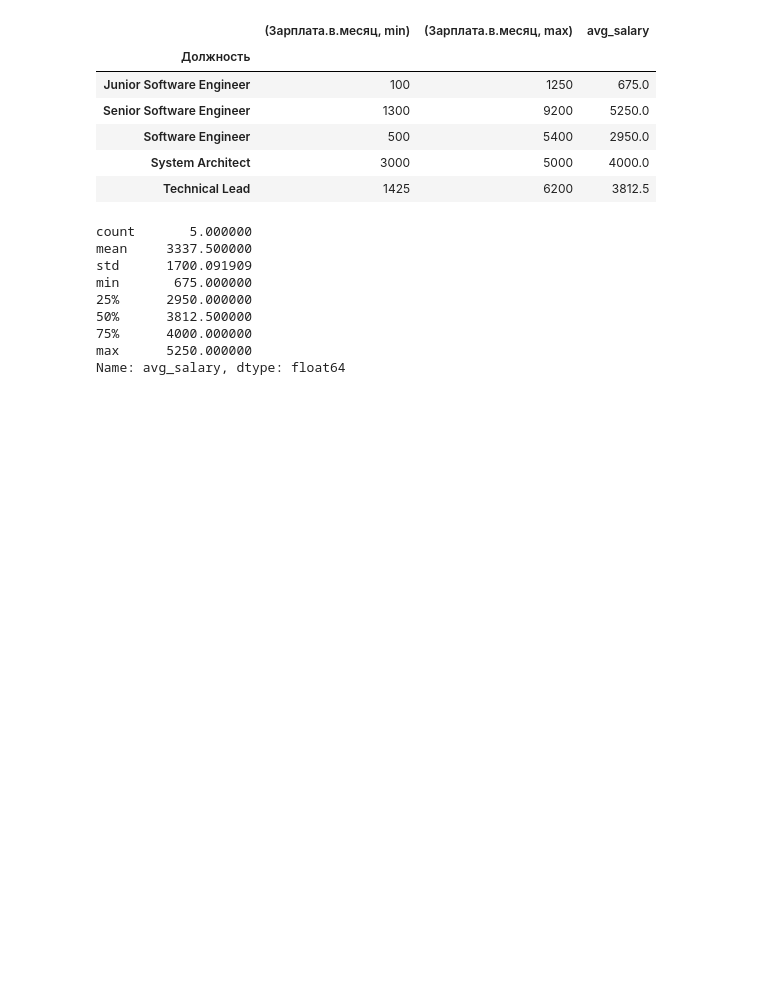
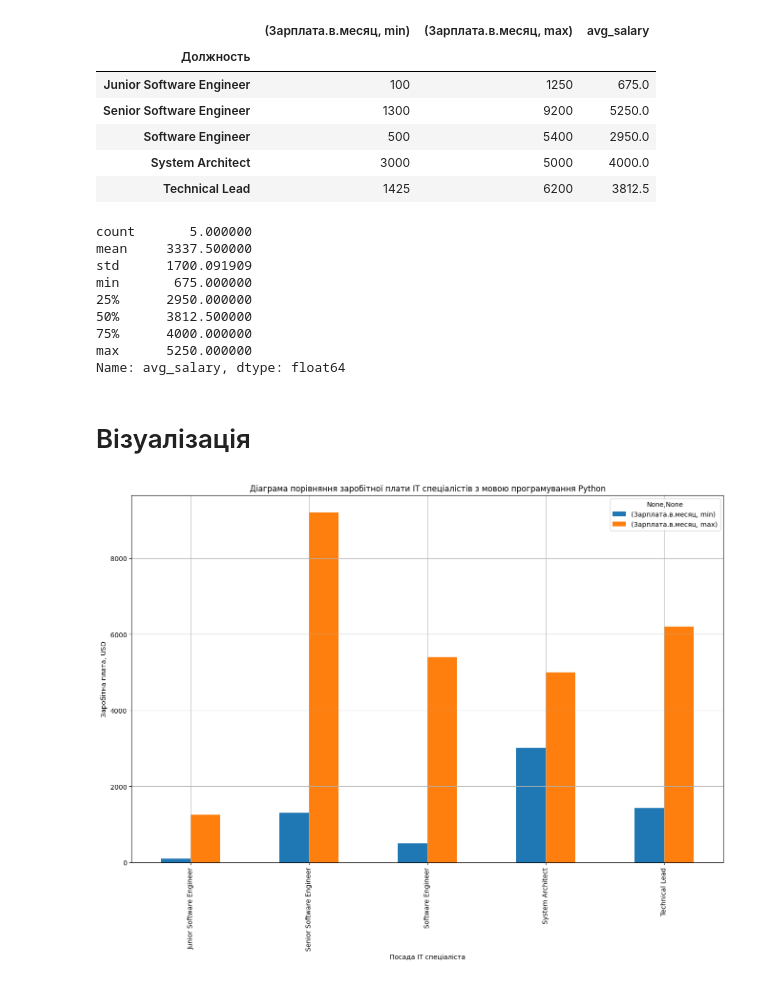
Before and after one commit to ValeraRishniak/HW_M02_goit_py_DS, a Jupyter notebook: Hw2.2.ipynb, the cells around one changed output. Drawn from its saved outputs; the diff is of its cells as text; code cells hidden in the pictures; blank space fills up the shorter version.

```diff
--- a/Hw2.2.ipynb
+++ b/Hw2.2.ipynb
@@ -159,3 +159,16 @@ Name: avg_salary, dtype: float64
 # %%
 # P2 T16
 python_data_upd_3_new_column_avg.to_csv("2017_jun_final_clean_and_updated.csv")
+# %% [markdown]
+# Візуалізація
+# %%
+diagram_1 = python_data_upd_2_agg.plot(
+                            kind='bar',
+                            title='Діаграма порівняння заробітної плати ІТ спеціалістів з мовою програмування Python',
+                            xlabel= 'Посада ІТ спеціаліста',
+                            ylabel= 'Заробітна плата, USD',
+                            figsize=(16, 10),
+                            grid=True
+                           )
+# %% [output]
+[figure, added]
```
Also changed, not shown: parts of 7 cells of this notebook.
